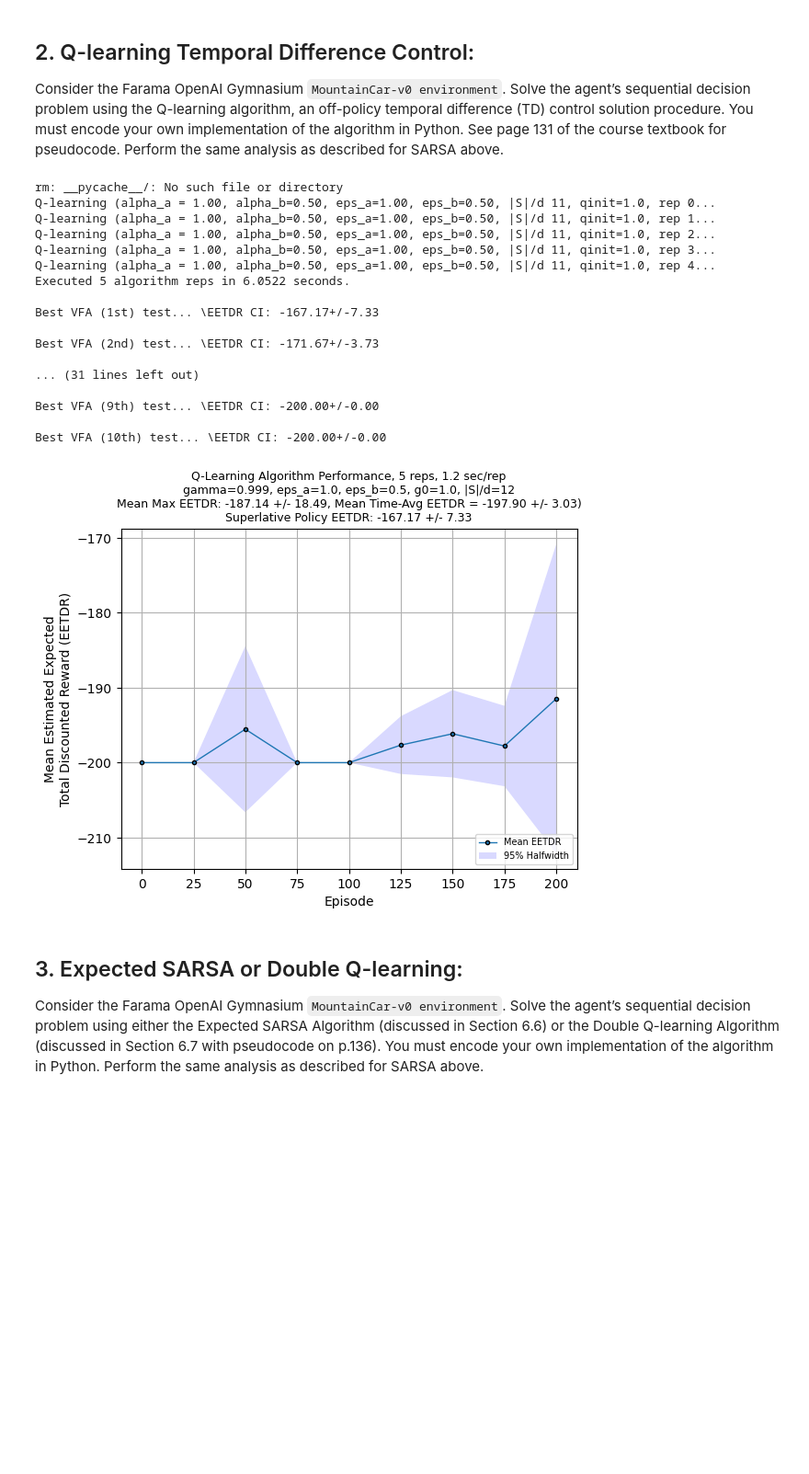
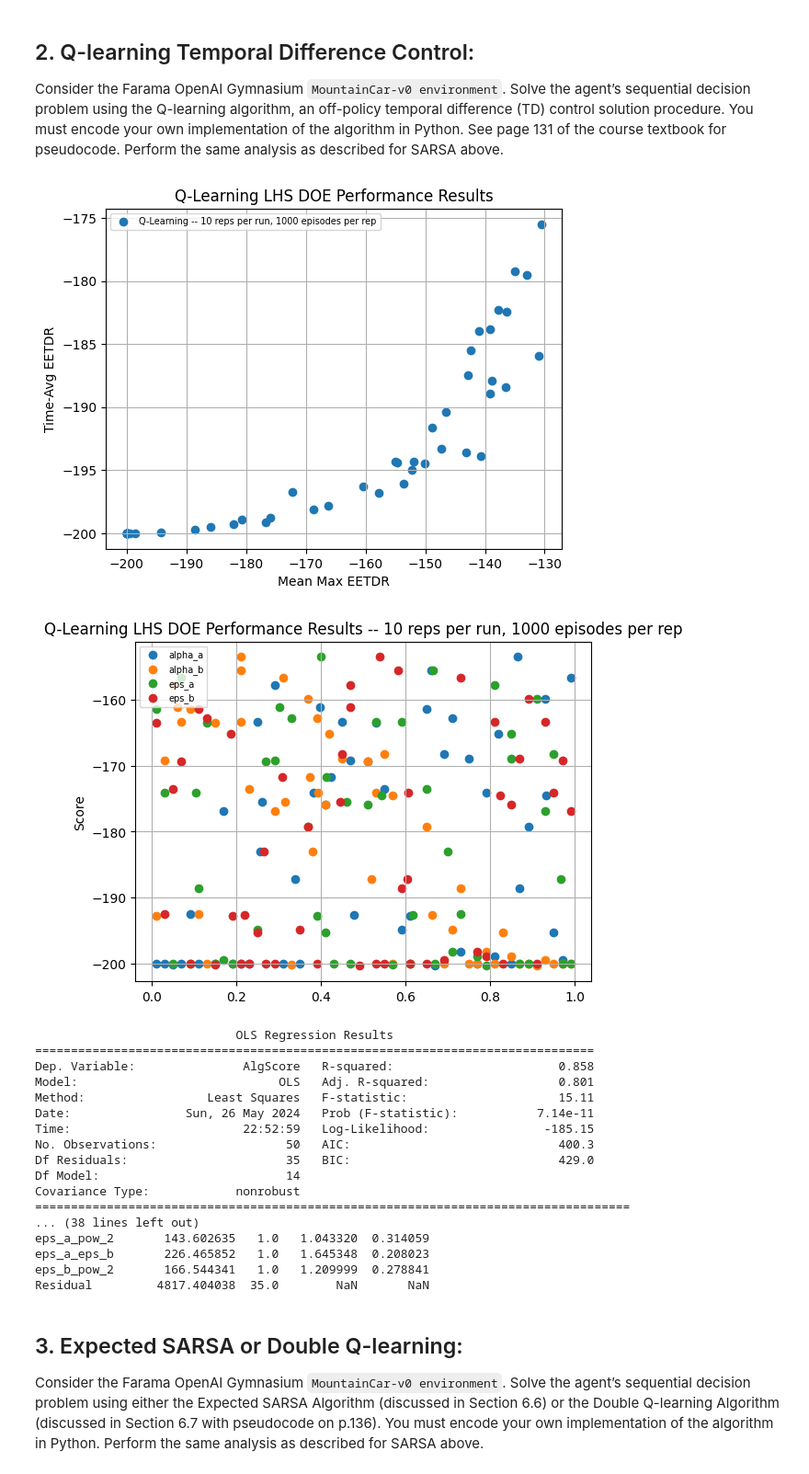
Before and after one commit to bhosley/Schoolwork, a Jupyter notebook: 2024Q2 - Reinforcement Learning/Homework 4/Homework 4.ipynb, the cells around one changed output. Shown at 92% size. Saved outputs shown, nothing was run; the diff lists cells and outputs as text; code cells hidden in the pictures; blank space fills up the shorter version.

```diff
--- a/2024Q2 - Reinforcement Learning/Homework 4/Homework 4.ipynb
+++ b/2024Q2 - Reinforcement Learning/Homework 4/Homework 4.ipynb
@@ -208,7 +211,7 @@ import numpy as np
 from time import perf_counter
 from collections import deque
 
-%rm -r __pycache__/
+#%rm -r __pycache__/
 from HW4_functions import MDPBase, LHS_Experiment
 
 class QLearning(MDPBase):
@@ -282,55 +285,66 @@ class QLearning(MDPBase):
                     # update best scores if necessary
                     if verbose:
                         self.update_and_print(m, mean, hw, Q)
                     else:
                         self.update_best_scores(mean, hw, Q)
 
             # last test of current algorithm replication
             mean, hw = self.evaluate_policy_test(Q, self.num_test_reps)
             self.GzmTest.append((z, num_episodes, mean, hw))
 
             # update best EETDR scores if necessary
             if verbose:
                 self.update_and_print(num_episodes, mean, hw, Q)
             else:
                 self.update_best_scores(mean, hw, Q)
 
         time_elapsed = perf_counter() - time_start
         print(f"Executed {num_replications} algorithm reps in {time_elapsed:0.4f} seconds.")
 
         self.total_training_reps += num_replications
         self.total_episodes += num_episodes
         # Update execution time record
         total_time = (self.total_training_reps * self.avg_execution_time) + time_elapsed
         self.avg_execution_time = total_time / self.total_training_reps
 
 
 import gymnasium as gym
 
+#env = gym.make('MountainCar-v0')
+#q_learn = QLearning(env)
+#q_learn.train(num_replications=5, num_episodes=200)
+#q_learn.get_results()
+#q_learn.show_results()
+#q_learn.export_results()
+
 env = gym.make('MountainCar-v0')
-q_learn = QLearning(env)
-q_learn.train(num_replications=5, num_episodes=200)
-q_learn.get_results()
-q_learn.show_results()
+features = ["alpha_a", "alpha_b", "eps_a", "eps_b"]
+q_learning_experiment = LHS_Experiment(QLearning,env,features)
+q_learning_experiment.parallel_lhs()
+q_learning_experiment.export_results()
+q_learning_experiment.plot_results()
+q_learning_experiment.plot_param_comparison()
+q_learning_experiment.anova()
 # %% [output]
+[figure, new version]
+[figure, added]
-rm: __pycache__/: No such file or directory
-Q-learning (alpha_a = 1.00, alpha_b=0.50, eps_a=1.00, eps_b=0.50, |S|/d 11, qinit=1.0, rep 0...
-Q-learning (alpha_a = 1.00, alpha_b=0.50, eps_a=1.00, eps_b=0.50, |S|/d 11, qinit=1.0, rep 1...
-Q-learning (alpha_a = 1.00, alpha_b=0.50, eps_a=1.00, eps_b=0.50, |S|/d 11, qinit=1.0, rep 2...
-Q-learning (alpha_a = 1.00, alpha_b=0.50, eps_a=1.00, eps_b=0.50, |S|/d 11, qinit=1.0, rep 3...
-Q-learning (alpha_a = 1.00, alpha_b=0.50, eps_a=1.00, eps_b=0.50, |S|/d 11, qinit=1.0, rep 4...
-Executed 5 algorithm reps in 6.0522 seconds.
-
-Best VFA (1st) test... \EETDR CI: -167.17+/-7.33
-
-Best VFA (2nd) test... \EETDR CI: -171.67+/-3.73
-
-... (31 lines left out)
-
-Best VFA (9th) test... \EETDR CI: -200.00+/-0.00
-
-Best VFA (10th) test... \EETDR CI: -200.00+/-0.00
+                            OLS Regression Results
+==============================================================================
+Dep. Variable:               AlgScore   R-squared:                       0.858
+Model:                            OLS   Adj. R-squared:                  0.801
+Method:                 Least Squares   F-statistic:                     15.11
+Date:                Sun, 26 May 2024   Prob (F-statistic):           7.14e-11
+Time:                        22:52:59   Log-Likelihood:                -185.15
+No. Observations:                  50   AIC:                             400.3
+Df Residuals:                      35   BIC:                             429.0
+Df Model:                          14
+Covariance Type:            nonrobust
+===================================================================================
+... (38 lines left out)
+eps_a_pow_2       143.602635   1.0   1.043320  0.314059
+eps_a_eps_b       226.465852   1.0   1.645348  0.208023
+eps_b_pow_2       166.544341   1.0   1.209999  0.278841
+Residual         4817.404038  35.0        NaN       NaN
-[figure, old version]
 # %% [markdown]
 ## 3. Expected SARSA or Double Q-learning:
 Consider the Farama OpenAI Gymnasium `MountainCar-v0 environment`. Solve the agent’s sequential decision problem using either the Expected SARSA Algorithm (discussed in Section 6.6) or the Double Q-learning Algorithm (discussed in Section 6.7 with pseudocode on p.136). You must encode your own implementation of the algorithm in Python. Perform the same analysis as described for SARSA above.
```
Also changed, not shown: parts of 5 cells of this notebook, 13 other files.
